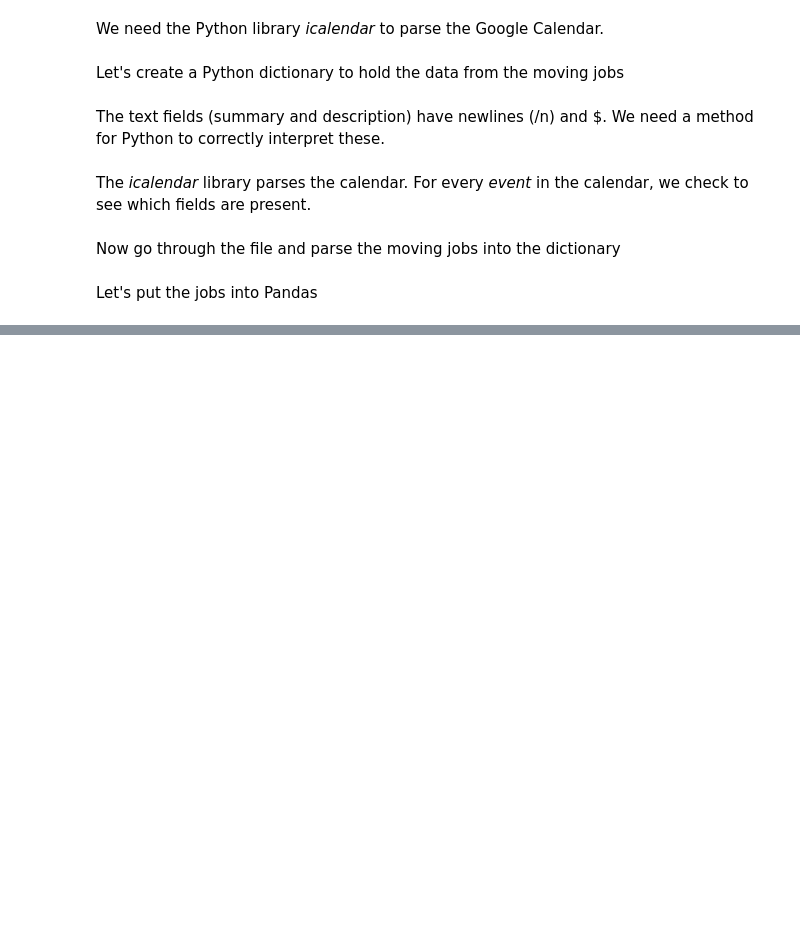
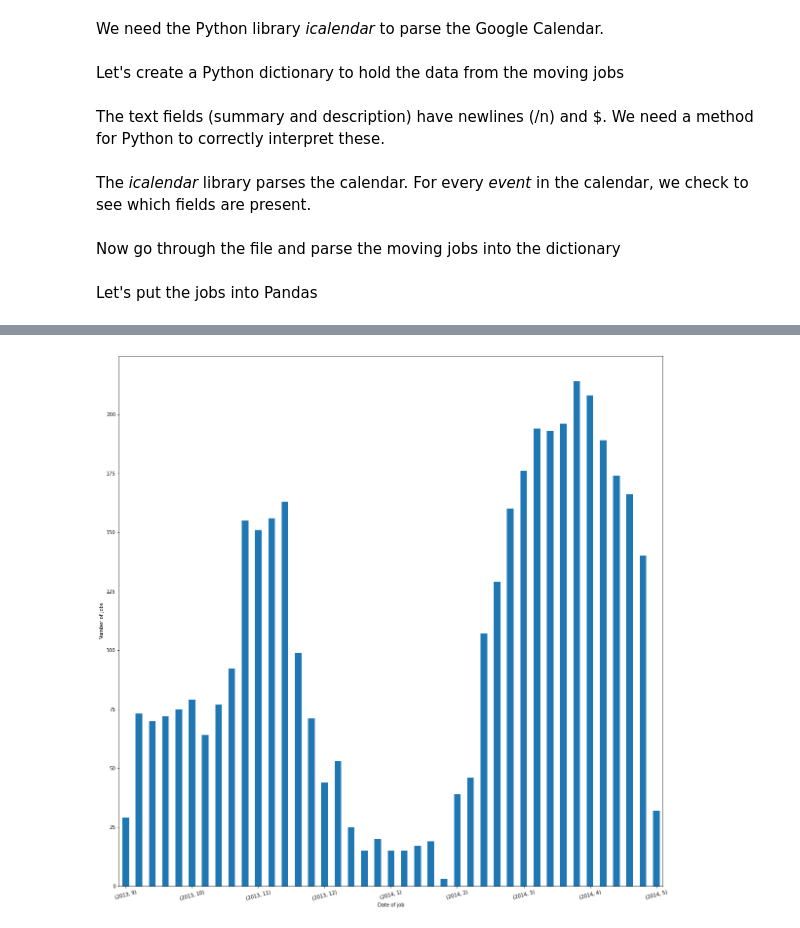
Before and after one commit to pdefusco/movingcompany, a Jupyter notebook: Vector Moving Analysis.ipynb, the cells around one changed output, grey strips where cells are left out. Drawn from its saved outputs; the diff is of its cells as text; code cells hidden in the pictures; blank space fills up the shorter version.

Commit message:
Histogram of Dates

```diff
--- a/Vector Moving Analysis.ipynb
+++ b/Vector Moving Analysis.ipynb
@@ -160,0 +173,16 @@ dfJobs
+# %%
+import matplotlib.pyplot as plt
+%matplotlib inline
+
+import matplotlib.ticker as plticker
+
+loc = plticker.MultipleLocator(base=5.0) # this locator puts ticks at regular intervals
+# %%
+ax = dfJobs['DTSTART'].groupby([dfJobs['DTSTART'].dt.year, dfJobs['DTSTART'].dt.month]).count().plot(kind="bar",
+                                                                                                     rot=15,
+                                                                                                    figsize=(20,20));
+ax.xaxis.set_major_locator(loc)
+plt.xlabel('Date of job');
+plt.ylabel('Number of jobs');
+# %% [output]
+[figure, added]
```
Also changed, not shown: parts of 4 cells of this notebook.
